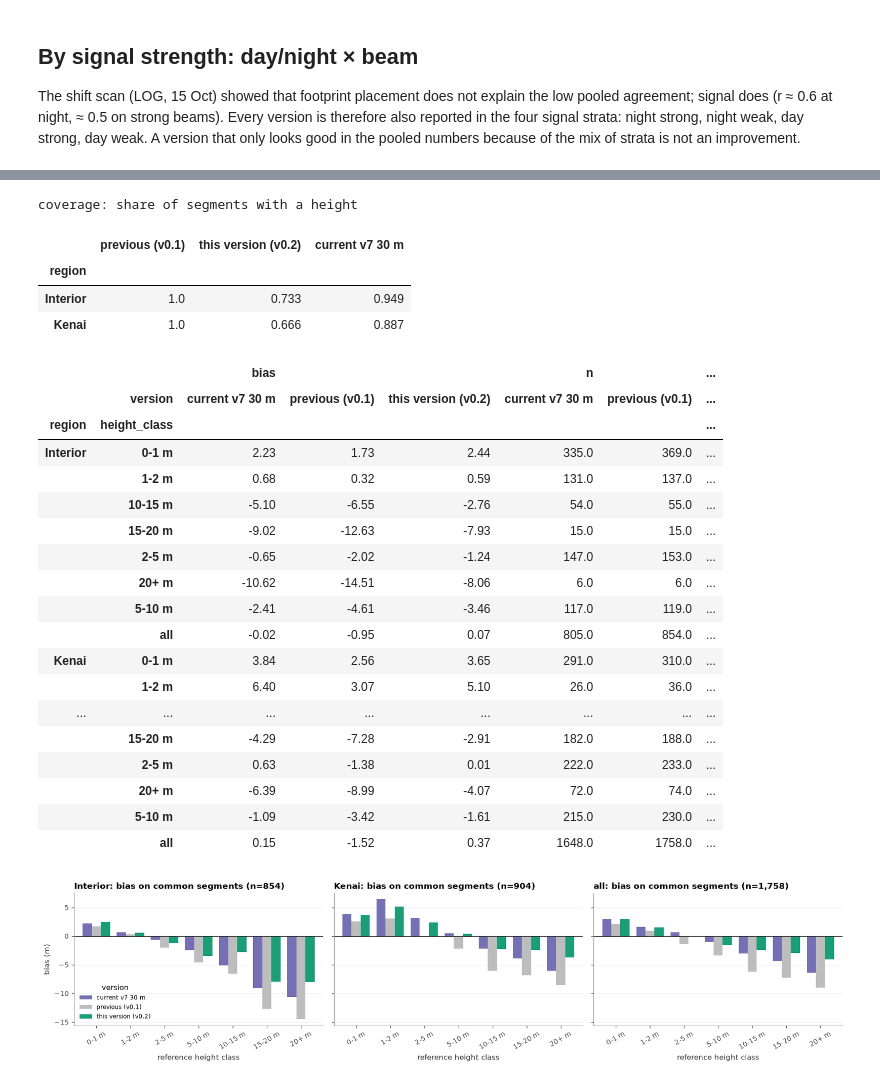
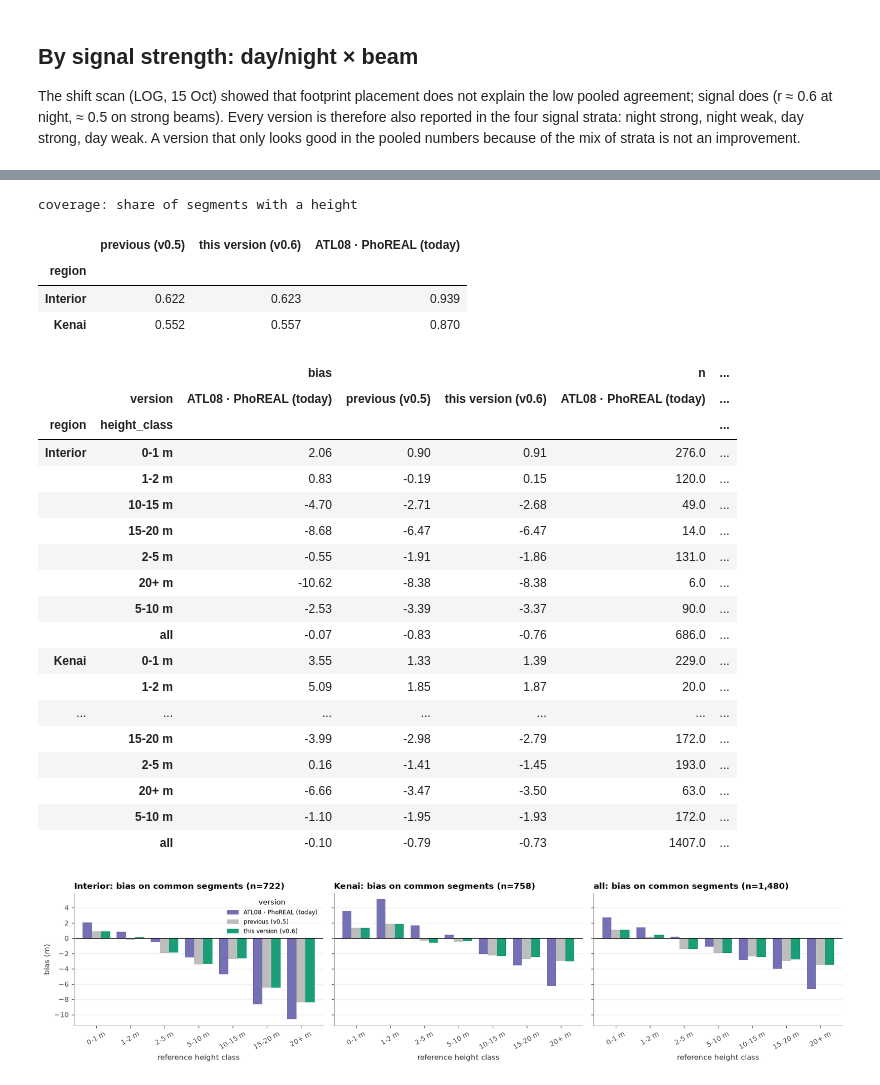
Before and after one commit to pahbs/circumpolar_boreal_trends, a Jupyter notebook: notebooks/atl03_reclass/05_height_validation_glihit.ipynb, the cells around one changed output, grey strips where cells are left out. Saved outputs shown, nothing was run; the diff lists cells and outputs as text; code cells hidden in the pictures.

```diff
--- a/notebooks/atl03_reclass/05_height_validation_glihit.ipynb
+++ b/notebooks/atl03_reclass/05_height_validation_glihit.ipynb
@@ -41,7 +44,7 @@ sys.path.insert(0, str(REPO / "lib"))
 import icesat2_photon_lib as ipl, reference_lib as ref, validation_lib as val, plot_style as ps
 ps.apply()   # shared figure style; vegetation-height colormap ps.HEIGHT_CMAP; ESRI Light Gray basemap ps.add_basemap
 
-cfg = ipl.load_config(REPO / "config" / "atl03_reclass_v0.2.yaml")   # profile auto: 'maap' on MAAP ADE, else 'adapt'
+cfg = ipl.load_config(REPO / "config" / "atl03_reclass_v0.6.yaml")   # profile auto: 'maap' on MAAP ADE, else 'adapt'
 WORK = Path(cfg["paths"]["work_dir"]); WORK.mkdir(parents=True, exist_ok=True)   # shared inputs: downloads, fetched photons, inventories
 RUN = WORK / "runs" / f"v{cfg['version']}"; RUN.mkdir(parents=True, exist_ok=True)   # everything that depends on the config version
 FIG = RUN / "figures"; FIG.mkdir(exist_ok=True)
@@ -113,6 +116,6 @@ for k, c in schemes.items():
     for p in (90, 95, 98, 100):
         d = val_all[[c, f"als_rh{p}"]].dropna()
         e = d[c] - d[f"als_rh{p}"]
-        rows.append({"scheme": k, "als": f"RH{p}", "n": len(d), "bias": e.mean(), "rmse": np.sqrt((e ** 2).mean()), "r": d.corr().iat[0, 1]})
-pd.DataFrame(rows).pivot(index="als", columns="scheme", values=["bias", "rmse", "r"]).round(2)
+        rows.append({"scheme": k, "als": f"RH{p}", "n": len(d), "bias": e.mean(), "rmse": np.sqrt((e ** 2).mean()), "r2": val.r_squared(d.iloc[:, 0], d.iloc[:, 1])})
+pd.DataFrame(rows).pivot(index="als", columns="scheme", values=["bias", "rmse", "r2"]).round(2)
 # %% [output]
@@ -215,16 +218,16 @@ for st, g in val_all.groupby("signal_stratum"):
     for k, c in schemes.items():
         d = g[[c, REF]].dropna(); e = d[c] - d[REF]
         rows.append({"stratum": st, "scheme": k, "n": len(d), "bias": e.mean(), "rmse": np.sqrt((e ** 2).mean()),
-                     "r": d.corr().iat[0, 1] if len(d) > 2 else np.nan})
+                     "r2": val.r_squared(d.iloc[:, 0], d.iloc[:, 1])})
 ts = pd.DataFrame(rows)
 ts.to_csv(OUT / "height_validation_by_signal.csv", index=False)
 fig, axes = plt.subplots(1, 3, figsize=(14, 3.6))
-for ax, m in zip(axes, ["r", "bias", "rmse"]):
+for ax, m in zip(axes, ["r2", "bias", "rmse"]):
     tt = ts.pivot(index="stratum", columns="scheme", values=m).reindex(order)
-    tt.plot.bar(ax=ax, color=[val.SCHEME_COLORS[c] for c in tt.columns], legend=(m == "r"), rot=0, width=0.8)
+    tt.plot.bar(ax=ax, color=[val.SCHEME_COLORS[c] for c in tt.columns], legend=(m == "r2"), rot=0, width=0.8)
     ax.axhline(0, c="k", lw=0.6); ax.set_title(f"{m} vs reference {REF.upper()[4:]}, by signal stratum"); ax.set_xlabel("")
     ax.grid(axis="x", visible=False)
 axes[0].legend(fontsize=7, loc="lower left")
 fig.tight_layout(); fig.savefig(FIG / "05_by_signal.png")
-ts.pivot_table(index="stratum", columns="scheme", values=["n", "r", "bias", "rmse"]).reindex(order).round(2)
+ts.pivot_table(index="stratum", columns="scheme", values=["n", "r2", "bias", "rmse"]).reindex(order).round(2)
 # %% [output]
@@ -247,58 +250,61 @@ than the current v7 30 m.
 # %%
-PREV = {"0.2": WORK / "validation"}.get(cfg["version"], WORK / "runs" / f"v{float(cfg['version']) - 0.1:.1f}" / "validation")  # v0.1 outputs predate runs/
+# previous version = the latest earlier run with G-LiHT validation outputs (v0.5 for v0.6; v0.3 was validated only on
+# LVIS / CanElevation); v0.1 outputs predate runs/
+_prev = sorted([p for p in (WORK / "runs").glob("v*") if p.name < f"v{cfg['version']}" and any((p / "validation").glob("tile_*_segments_als.parquet"))])
+PREV = _prev[-1] / "validation" if _prev else WORK / "validation"
 prev = pd.concat([gpd.read_parquet(f) for f in sorted(PREV.glob("tile_*_segments_als.parquet"))], ignore_index=True)
 prev = prev[(prev.als_n > 0) & (prev.disturbed_frac.fillna(0) <= 0.10)]
 key = ["track_id", "seg"]
 cur = v[key + ["region", "h_canopy", REF, "h_canopy_phoreal", "solar_elevation", "strong"]]
 both = cur.merge(prev[key + ["h_canopy"]].rename(columns={"h_canopy": "h_prev"}), on=key, how="inner")
 lab_prev, lab_cur = f"previous ({PREV.parent.name if PREV.parent.name.startswith('v') else 'v0.1'})", f"this version (v{cfg['version']})"
 cov = pd.DataFrame({lab_prev: prev.groupby("region").h_canopy.apply(lambda s: s.notna().mean()),
                     lab_cur: cur.groupby("region").h_canopy.apply(lambda s: s.notna().mean()),
-                    "current v7 30 m": cur.groupby("region").h_canopy_phoreal.apply(lambda s: s.notna().mean())}).round(3)
+                    "ATL08 · PhoREAL (today)": cur.groupby("region").h_canopy_phoreal.apply(lambda s: s.notna().mean())}).round(3)
 print("coverage: share of segments with a height"); display(cov)
 common = both.dropna(subset=["h_canopy", "h_prev", REF])
 rows = []
 for reg, g in list(common.groupby("region")) + [("all", common)]:
-    for nm, col in [(lab_prev, "h_prev"), (lab_cur, "h_canopy"), ("current v7 30 m", "h_canopy_phoreal")]:
+    for nm, col in [(lab_prev, "h_prev"), (lab_cur, "h_canopy"), ("ATL08 · PhoREAL (today)", "h_canopy_phoreal")]:
         t = val.metrics_by_height_class(g[col], g[REF], edges)
         rows.append(t.assign(region=reg, version=nm))
 cmp_tab = pd.concat(rows).reset_index(names="height_class")
 cmp_tab.to_csv(OUT / "version_comparison_common_segments.csv", index=False)
 fig, axes = plt.subplots(1, 3, figsize=(15, 3.6), sharey=True)
 for ax, reg in zip(axes, ["Interior", "Kenai", "all"]):
     tt = cmp_tab[(cmp_tab.region == reg) & ~cmp_tab.height_class.isin(["all", "spurious_veg_rate"])]
     pv = tt.pivot(index="height_class", columns="version", values="bias").reindex(val.height_class_labels(edges))
-    vcol = {lab_prev: "#bdbdbd", lab_cur: val.SCHEME_COLORS[val.LABEL_NEW], "current v7 30 m": val.SCHEME_COLORS[val.LABEL_CURRENT]}
+    vcol = {lab_prev: "#bdbdbd", lab_cur: val.SCHEME_COLORS[val.LABEL_NEW], "ATL08 · PhoREAL (today)": val.SCHEME_COLORS[val.LABEL_CURRENT]}
     pv.plot.bar(ax=ax, rot=30, width=0.8, color=[vcol[c] for c in pv.columns])
     ax.axhline(0, c="k", lw=0.6); ax.set_title(f"{reg}: bias on common segments (n={int((common.region == reg).sum()) if reg != 'all' else len(common):,})")
     ax.set_xlabel("reference height class"); ax.set_ylabel("bias (m)"); ax.grid(axis="x", visible=False)
     if reg != "Interior": ax.get_legend().remove()
 fig.tight_layout(); fig.savefig(FIG / "05_version_comparison.png")
 cmp_tab.pivot_table(index=["region", "height_class"], columns="version", values=["n", "bias", "rmse"]).round(2)
 # %% [output]
 coverage: share of segments with a height
-|  | previous (v0.1) | this version (v0.2) | current v7 30 m |
+|  | previous (v0.5) | this version (v0.6) | ATL08 · PhoREAL (today) |
 | region |  |  |  |
-| Interior | 1.0 | 0.733 | 0.949 |
-| Kenai | 1.0 | 0.666 | 0.887 |
+| Interior | 0.622 | 0.623 | 0.939 |
+| Kenai | 0.552 | 0.557 | 0.870 |
-|  |  | bias |  |  | n |  | ... |
-|  | version | current v7 30 m | previous (v0.1) | this version (v0.2) | current v7 30 m | previous (v0.1) | ... |
-| region | height_class |  |  |  |  |  | ... |
-| Interior | 0-1 m | 2.23 | 1.73 | 2.44 | 335.0 | 369.0 | ... |
-|  | 1-2 m | 0.68 | 0.32 | 0.59 | 131.0 | 137.0 | ... |
-|  | 10-15 m | -5.10 | -6.55 | -2.76 | 54.0 | 55.0 | ... |
-|  | 15-20 m | -9.02 | -12.63 | -7.93 | 15.0 | 15.0 | ... |
-|  | 2-5 m | -0.65 | -2.02 | -1.24 | 147.0 | 153.0 | ... |
-|  | 20+ m | -10.62 | -14.51 | -8.06 | 6.0 | 6.0 | ... |
-|  | 5-10 m | -2.41 | -4.61 | -3.46 | 117.0 | 119.0 | ... |
-|  | all | -0.02 | -0.95 | 0.07 | 805.0 | 854.0 | ... |
-| Kenai | 0-1 m | 3.84 | 2.56 | 3.65 | 291.0 | 310.0 | ... |
-|  | 1-2 m | 6.40 | 3.07 | 5.10 | 26.0 | 36.0 | ... |
-| ... | ... | ... | ... | ... | ... | ... | ... |
-|  | 15-20 m | -4.29 | -7.28 | -2.91 | 182.0 | 188.0 | ... |
-|  | 2-5 m | 0.63 | -1.38 | 0.01 | 222.0 | 233.0 | ... |
-|  | 20+ m | -6.39 | -8.99 | -4.07 | 72.0 | 74.0 | ... |
-|  | 5-10 m | -1.09 | -3.42 | -1.61 | 215.0 | 230.0 | ... |
-|  | all | 0.15 | -1.52 | 0.37 | 1648.0 | 1758.0 | ... |
+|  |  | bias |  |  | n | ... |
+|  | version | ATL08 · PhoREAL (today) | previous (v0.5) | this version (v0.6) | ATL08 · PhoREAL (today) | ... |
+| region | height_class |  |  |  |  | ... |
+| Interior | 0-1 m | 2.06 | 0.90 | 0.91 | 276.0 | ... |
+|  | 1-2 m | 0.83 | -0.19 | 0.15 | 120.0 | ... |
+|  | 10-15 m | -4.70 | -2.71 | -2.68 | 49.0 | ... |
+|  | 15-20 m | -8.68 | -6.47 | -6.47 | 14.0 | ... |
+|  | 2-5 m | -0.55 | -1.91 | -1.86 | 131.0 | ... |
+|  | 20+ m | -10.62 | -8.38 | -8.38 | 6.0 | ... |
+|  | 5-10 m | -2.53 | -3.39 | -3.37 | 90.0 | ... |
+|  | all | -0.07 | -0.83 | -0.76 | 686.0 | ... |
+| Kenai | 0-1 m | 3.55 | 1.33 | 1.39 | 229.0 | ... |
+|  | 1-2 m | 5.09 | 1.85 | 1.87 | 20.0 | ... |
+| ... | ... | ... | ... | ... | ... | ... |
+|  | 15-20 m | -3.99 | -2.98 | -2.79 | 172.0 | ... |
+|  | 2-5 m | 0.16 | -1.41 | -1.45 | 193.0 | ... |
+|  | 20+ m | -6.66 | -3.47 | -3.50 | 63.0 | ... |
+|  | 5-10 m | -1.10 | -1.95 | -1.93 | 172.0 | ... |
+|  | all | -0.10 | -0.79 | -0.73 | 1407.0 | ... |
-[figure, old version]
+[figure, new version]
 # %% [markdown]
```
Also changed, not shown: parts of 10 cells of this notebook, 33 other files.
